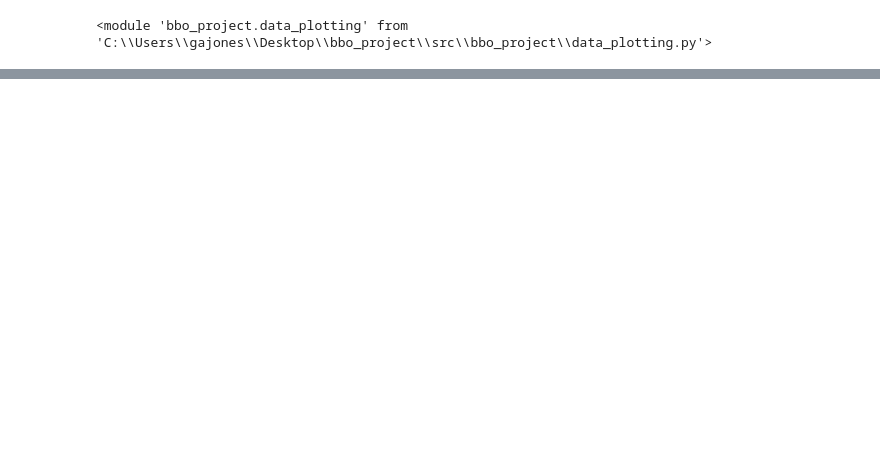
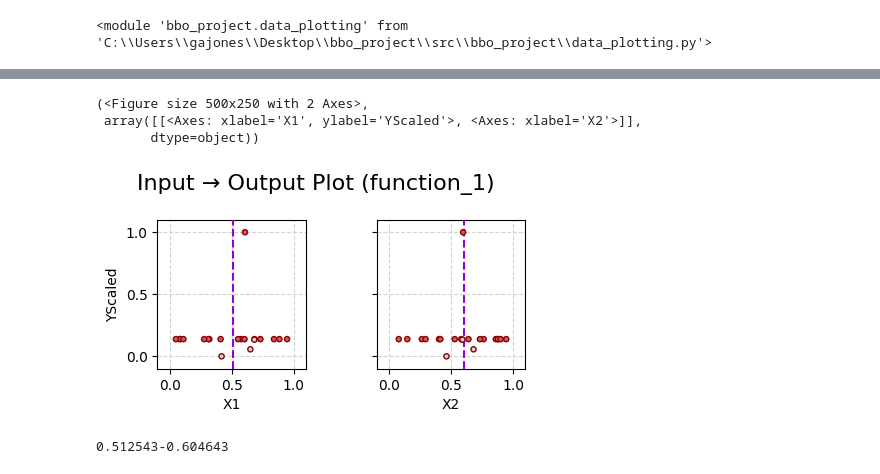
Before and after one commit to grjones10/IMP-PCMLAI-CAPSTONE, a Jupyter notebook: notebooks/phase3.ipynb, the cells around one changed output, grey strips where cells are left out. Saved outputs shown, nothing was run; the diff lists cells and outputs as text; code cells hidden in the pictures; blank space fills up the shorter version.

```diff
--- a/notebooks/phase3.ipynb
+++ b/notebooks/phase3.ipynb
@@ -223,0 +245,25 @@ Maximum value:
+# %%
+best_point_dict = {col: val for col, val in zip(input_cols, x_max_original[0])}
+
+X = df[input_cols].to_numpy()
+
+df["YScaled"] = data_augmentation.minmax_scale(df["Y1"])
+Y = df["YScaled"].to_numpy()
+Y = np.asarray(Y).reshape(-1, 1)
+
+try:
+    Z = df["promising"].to_numpy().reshape(-1, 1)
+except:
+    Z = np.zeros(len(Y))
+
+data_plotting.domain_io_plot(data_folder_name, results_dir, input_cols, ["YScaled"], X, Y, Z, next_point=best_point_dict)
+# %% [output]
+(<Figure size 500x250 with 2 Axes>,
+ array([[<Axes: xlabel='X1', ylabel='YScaled'>, <Axes: xlabel='X2'>]],
+       dtype=object))
+[figure, added]
+# %%
+s = "-".join(f"{v:.6f}" for v in best_point_dict.values())
+print(s)
+# %% [output]
+0.512543-0.604643
```
Also changed, not shown: parts of 5 cells of this notebook, 11 other files.
